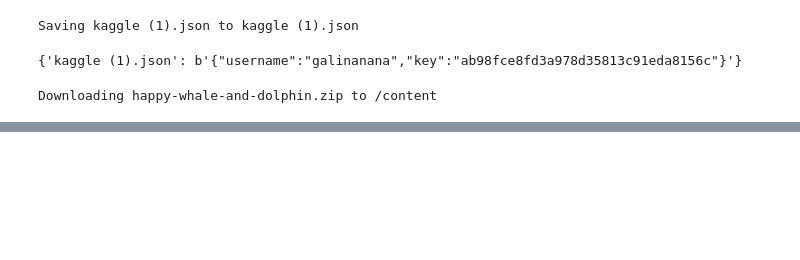
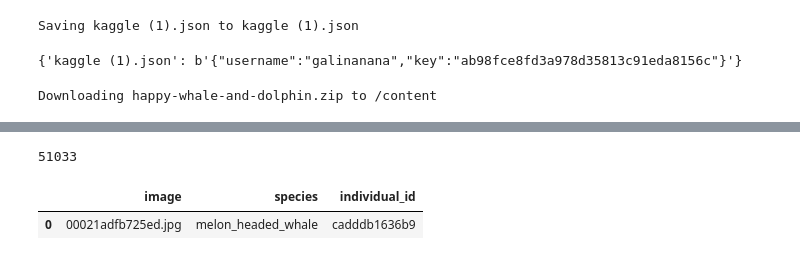
Before and after one commit to G544/kaggle_competition, a Jupyter notebook: happy_whale/Happy_whales.ipynb, the cells around one changed output, grey strips where cells are left out. Cells and saved outputs as stored; diff of their text form; code cells hidden in the pictures; blank space fills up the shorter version.

```diff
--- a/happy_whale/Happy_whales.ipynb
+++ b/happy_whale/Happy_whales.ipynb
@@ -26,6 +35,5 @@ Downloading happy-whale-and-dolphin.zip to /content
 # %%
-import zipfile
-from pathlib import Path
+
 zip = zipfile.ZipFile('/content/happy-whale-and-dolphin.zip')
 names = (zip.namelist())
 train_names = []
@@ -39,3 +47,7 @@ for item in names:
     train_names.append(Path(item))
   elif comp == 'train.csv':
     label = item
+
+label = pd.read_csv(io.BytesIO(zip.read(label)))
+label = label.set_index('image')
+label = label['individual_id']
@@ -51,0 +94,4 @@ Resolving deltas: 100% (41/41), done.
+# %%
+label_daat = pd.read_csv(io.BytesIO(zip.read(label)))
+label_daat = label_daat.set_index('image')
+label_try = label_daat['individual_id']
@@ -52 +119,10 @@ Resolving deltas: 100% (41/41), done.
+# %%
+len(train_names)
+# %% [output]
+51033
+# %%
+label_daat[label_daat['image'] == str(train_names[0]).split('/')[1]]
+# %% [output]
+|  | image | species | individual_id |
+| 0 | 00021adfb725ed.jpg | melon_headed_whale | cadddb1636b9 |
 # %%
```
Also changed, not shown: parts of 15 cells of this notebook.
